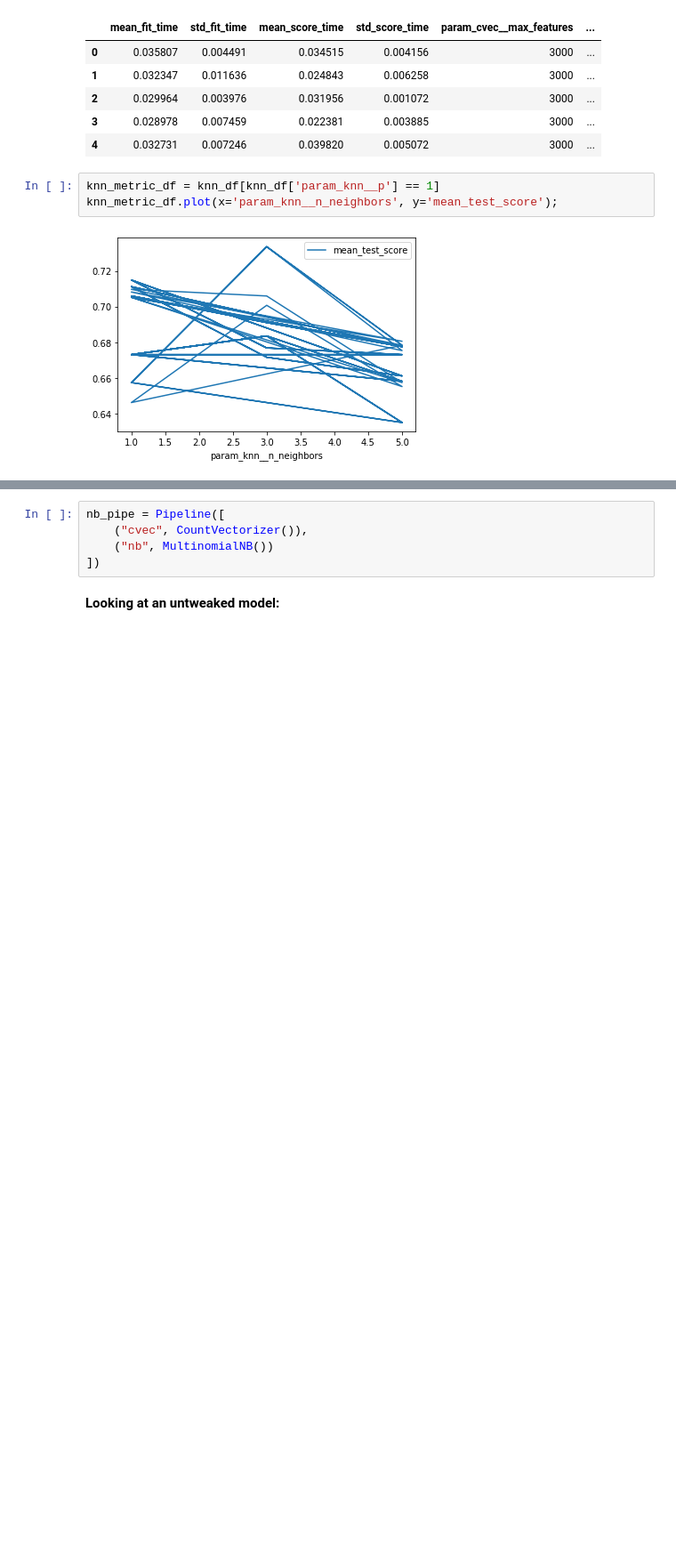
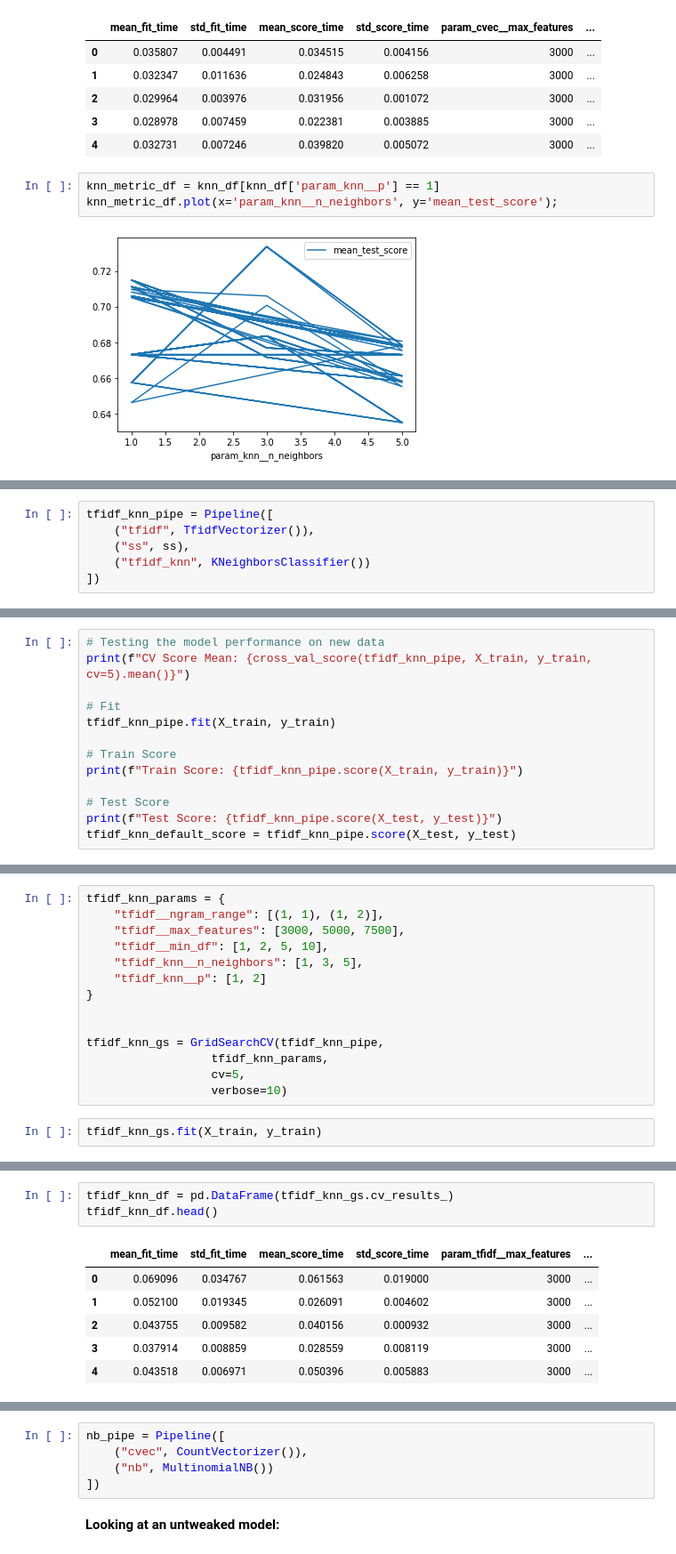
Before and after one commit to patruq/reddit-nlp, a Jupyter notebook: code/model-1.2.ipynb, the cells around one changed output, grey strips where cells are left out. Shown at 89% size. Saved outputs shown, nothing was run; the diff lists cells and outputs as text; blank space fills up the shorter version.

```diff
--- a/code/model-1.2.ipynb
+++ b/code/model-1.2.ipynb
@@ -816,0 +931,6 @@ Overall, we haven't reached especially high accuracy in our predictions.
+# %%
+tfidf_knn_pipe = Pipeline([
+    ("tfidf", TfidfVectorizer()),
+    ("ss", ss),
+    ("tfidf_knn", KNeighborsClassifier())
+])
@@ -816,0 +939,13 @@ Overall, we haven't reached especially high accuracy in our predictions.
+# %%
+# Testing the model performance on new data
+print(f"CV Score Mean: {cross_val_score(tfidf_knn_pipe, X_train, y_train, cv=5).mean()}")
+
+# Fit
+tfidf_knn_pipe.fit(X_train, y_train)
+
+# Train Score
+print(f"Train Score: {tfidf_knn_pipe.score(X_train, y_train)}")
+
+# Test Score
+print(f"Test Score: {tfidf_knn_pipe.score(X_test, y_test)}")
+tfidf_knn_default_score = tfidf_knn_pipe.score(X_test, y_test)
@@ -816,0 +958,16 @@ Overall, we haven't reached especially high accuracy in our predictions.
+# %%
+tfidf_knn_params = {
+    "tfidf__ngram_range": [(1, 1), (1, 2)],
+    "tfidf__max_features": [3000, 5000, 7500],
+    "tfidf__min_df": [1, 2, 5, 10],
+    "tfidf_knn__n_neighbors": [1, 3, 5],
+    "tfidf_knn__p": [1, 2]
+}
+
+
+tfidf_knn_gs = GridSearchCV(tfidf_knn_pipe,
+                  tfidf_knn_params,
+                  cv=5,
+                  verbose=10)
+# %%
+tfidf_knn_gs.fit(X_train, y_train)
@@ -816,0 +1060,10 @@ Overall, we haven't reached especially high accuracy in our predictions.
+# %%
+tfidf_knn_df = pd.DataFrame(tfidf_knn_gs.cv_results_)
+tfidf_knn_df.head()
+# %% [output]
+|  | mean_fit_time | std_fit_time | mean_score_time | std_score_time | param_tfidf__max_features | ... |
+| 0 | 0.069096 | 0.034767 | 0.061563 | 0.019000 | 3000 | ... |
+| 1 | 0.052100 | 0.019345 | 0.026091 | 0.004602 | 3000 | ... |
+| 2 | 0.043755 | 0.009582 | 0.040156 | 0.000932 | 3000 | ... |
+| 3 | 0.037914 | 0.008859 | 0.028559 | 0.008119 | 3000 | ... |
+| 4 | 0.043518 | 0.006971 | 0.050396 | 0.005883 | 3000 | ... |
```
Also changed, not shown: parts of 85 cells of this notebook, 1 other file.
